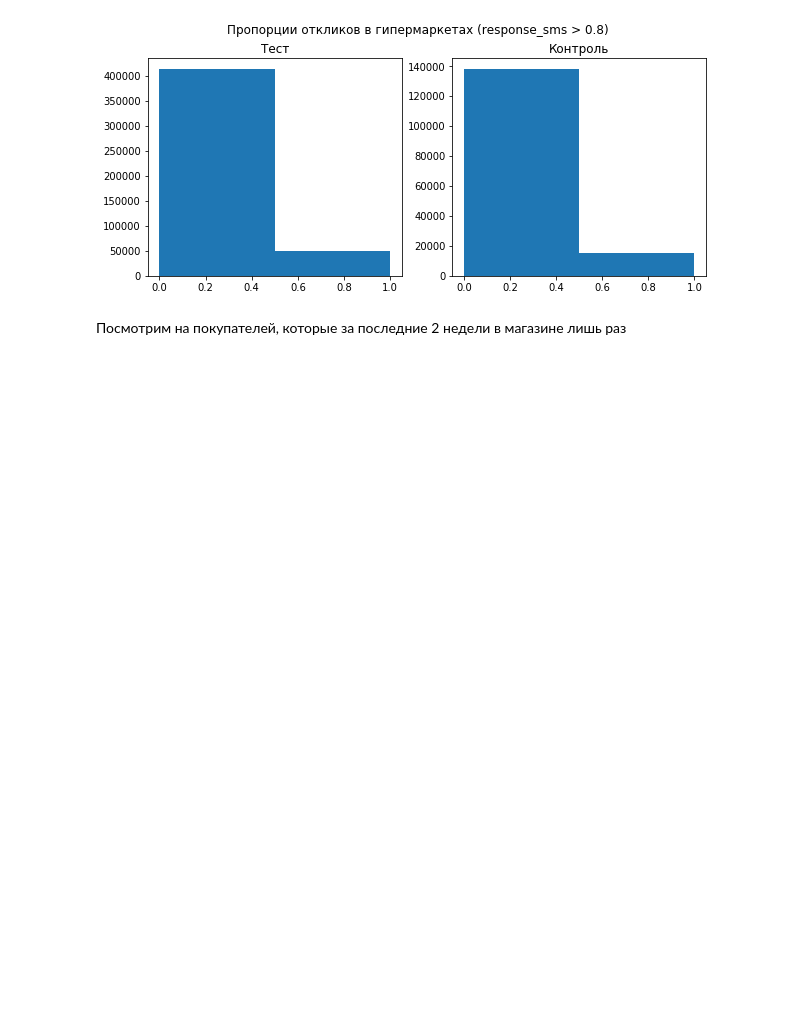
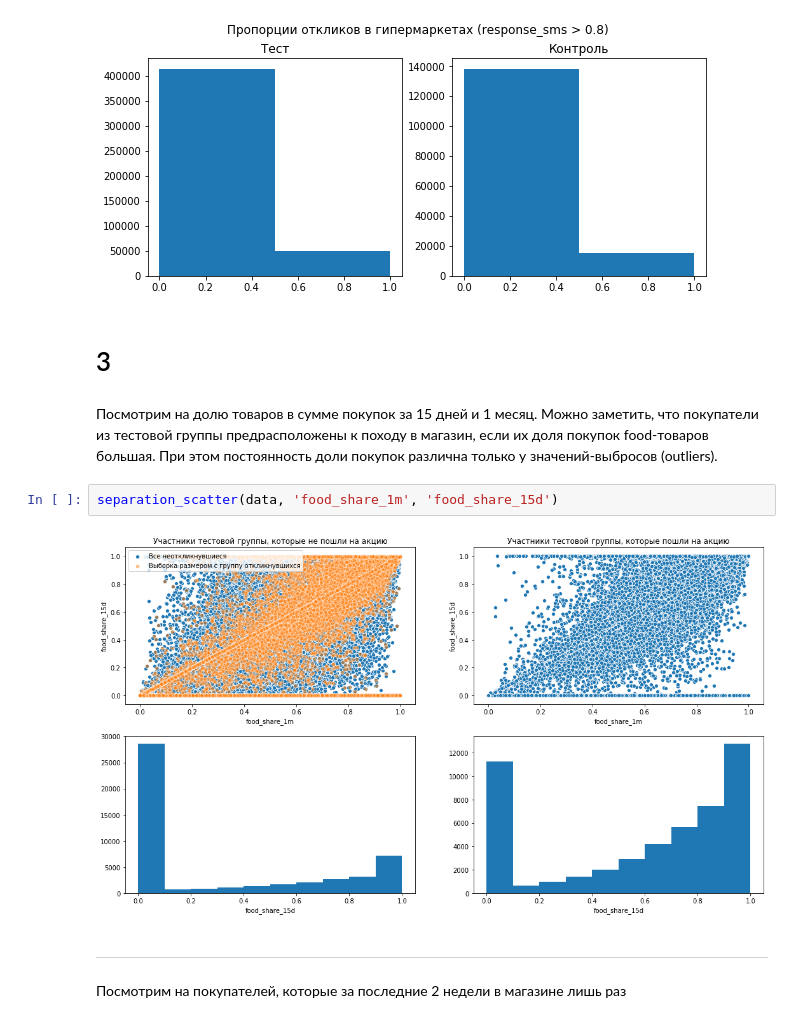
Before and after one commit to DKozl50/pluh_sms, a Jupyter notebook: experiments/EDA_mitya.ipynb, the cells around one changed output. Cells and saved outputs as stored; diff of their text form; blank space fills up the shorter version.

```diff
--- a/experiments/EDA_mitya.ipynb
+++ b/experiments/EDA_mitya.ipynb
@@ -200,6 +209,16 @@ plt.show()
 # %% [output]
 [figure]
 [figure]
+# %% [markdown]
+# 3
+# %% [markdown]
+Посмотрим на долю товаров в сумме покупок за 15 дней и 1 месяц. Можно заметить, что покупатели из тестовой группы предрасположены к походу в магазин, если их доля покупок food-товаров большая. При этом постоянность доли покупок различна только у значений-выбросов (outliers).
+# %%
+separation_scatter(data, 'food_share_1m', 'food_share_15d')
+# %% [output]
+[figure, added]
+# %% [markdown]
+----
 # %% [markdown]
 Посмотрим на покупателей, которые за последние 2 недели в магазине лишь раз
 # %%
```
Also changed, not shown: parts of 17 cells of this notebook.
